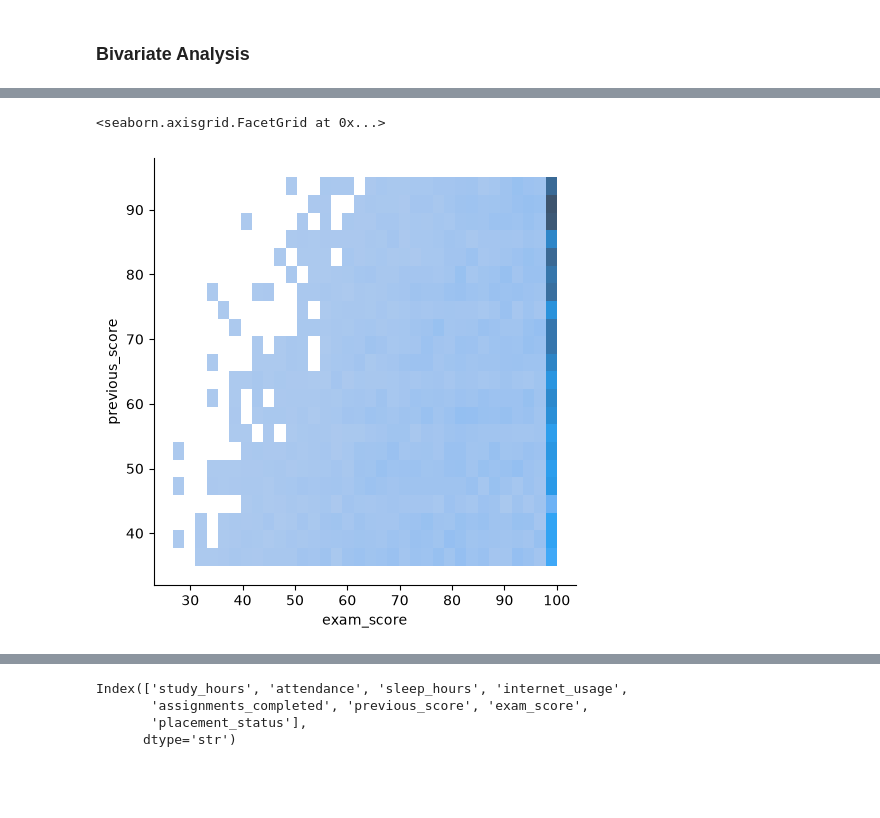
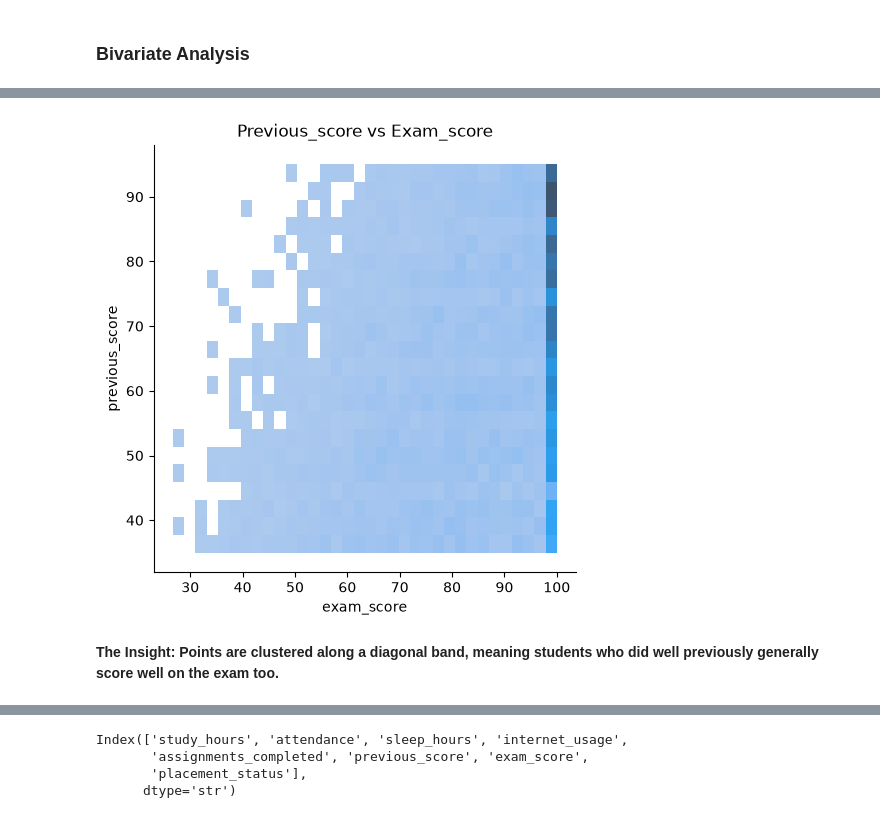
Before and after one commit to Melchizedek-Madaki/Placement-Prediction, a Jupyter notebook: student_performance.ipynb, the cells around one changed output, grey strips where cells are left out. Saved outputs shown, nothing was run; the diff lists cells and outputs as text; code cells hidden in the pictures; blank space fills up the shorter version.

```diff
--- a/student_performance.ipynb
+++ b/student_performance.ipynb
@@ -149,5 +251,8 @@ df.head()
 # %%
 sns.displot(x='exam_score', y='previous_score', data=df)
+plt.title('Previous_score vs Exam_score')
+plt.show()
 # %% [output]
-<seaborn.axisgrid.FacetGrid at 0x...>
-[figure, old version]
+[figure, new version]
+# %% [markdown]
+**The Insight: Points are clustered along a diagonal band, meaning students who did well previously generally score well on the exam too.**
```
Also changed, not shown: parts of 33 cells of this notebook, 12 other files.
